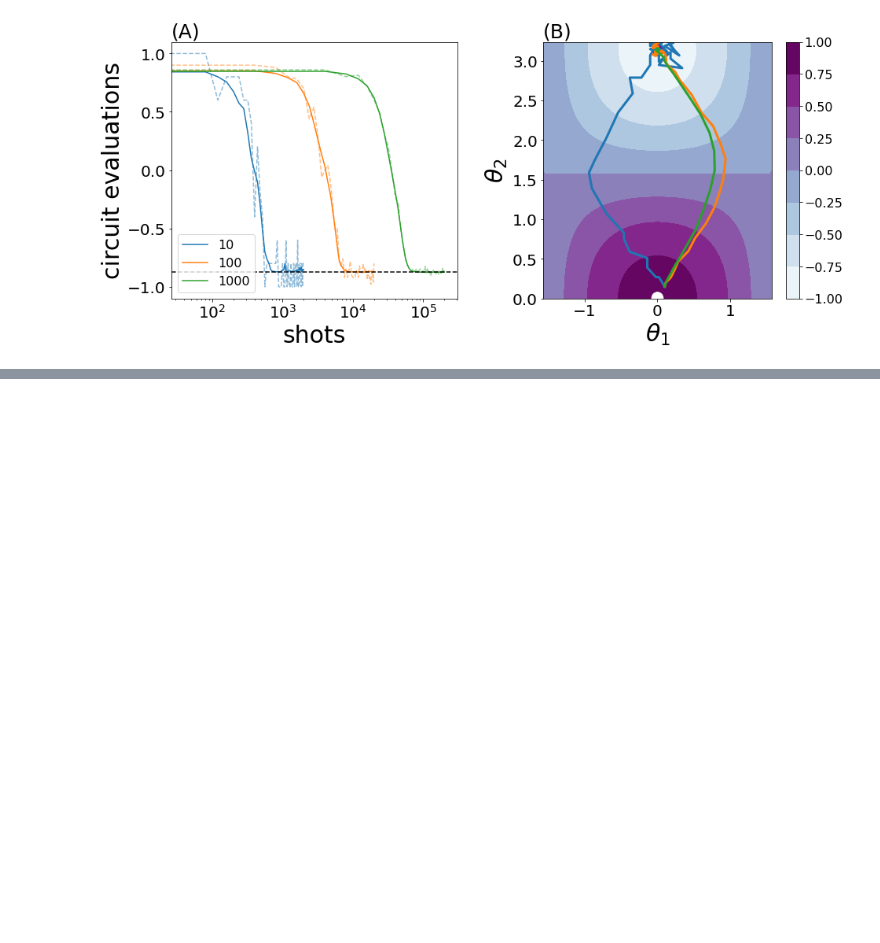
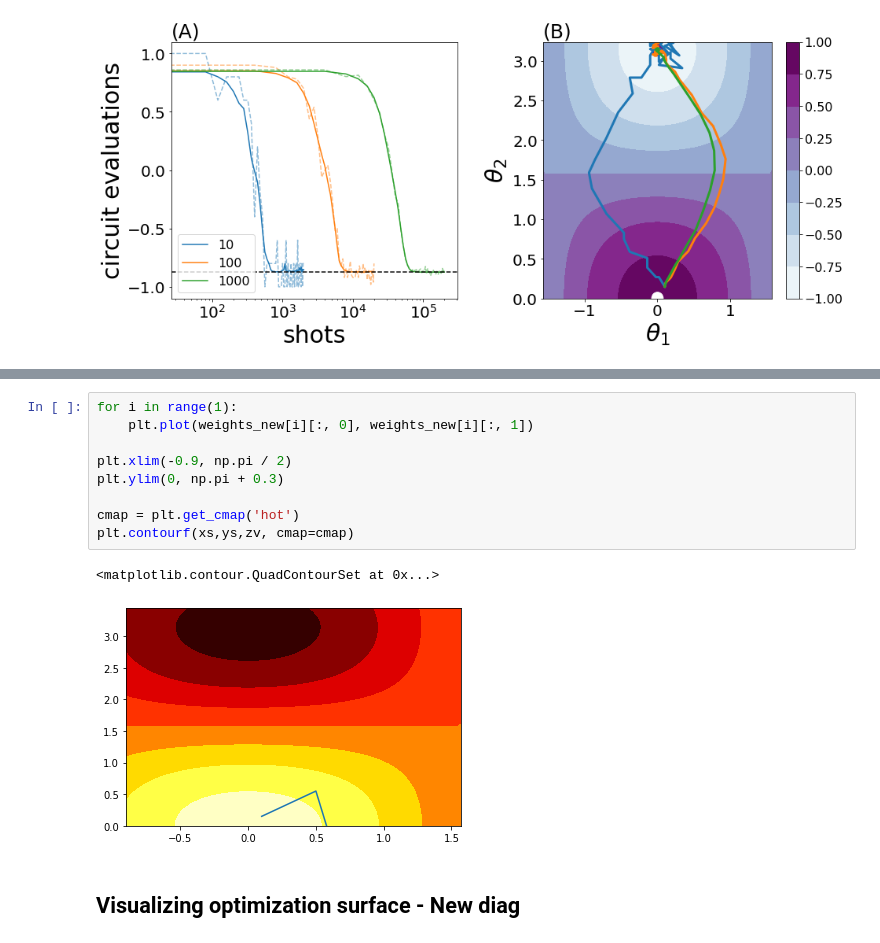
Before and after one commit to XanaduAI/derivatives-of-variational-circuits, a Jupyter notebook: optimizers/sim/simulator_analyze.ipynb, the cells around one changed output, grey strips where cells are left out. Cells and saved outputs as stored; diff of their text form; blank space fills up the shorter version.

```diff
--- a/optimizers/sim/simulator_analyze.ipynb
+++ b/optimizers/sim/simulator_analyze.ipynb
@@ -332,0 +404,14 @@ fig.savefig("gds.pdf", bbox_inches='tight')
+# %%
+for i in range(1):
+    plt.plot(weights_new[i][:, 0], weights_new[i][:, 1])
+
+plt.xlim(-0.9, np.pi / 2)
+plt.ylim(0, np.pi + 0.3)
+
+cmap = plt.get_cmap('hot')
+plt.contourf(xs,ys,zv, cmap=cmap)
+# %% [output]
+<matplotlib.contour.QuadContourSet at 0x...>
+[figure, added]
+# %% [markdown]
+## Visualizing optimization surface - New diag
```
Also changed, not shown: parts of 16 cells of this notebook.
